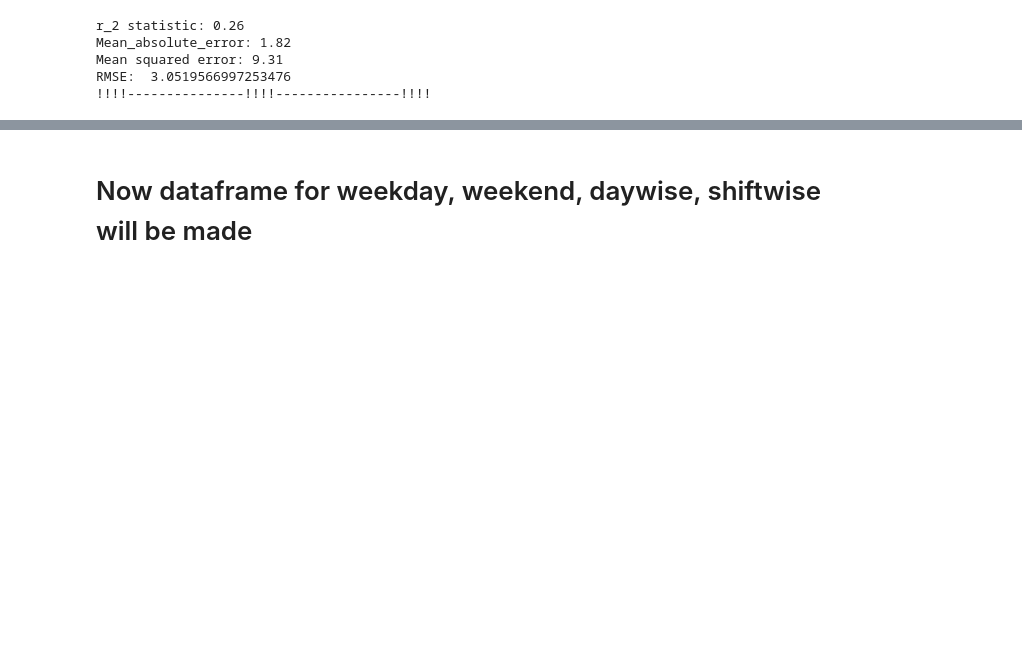
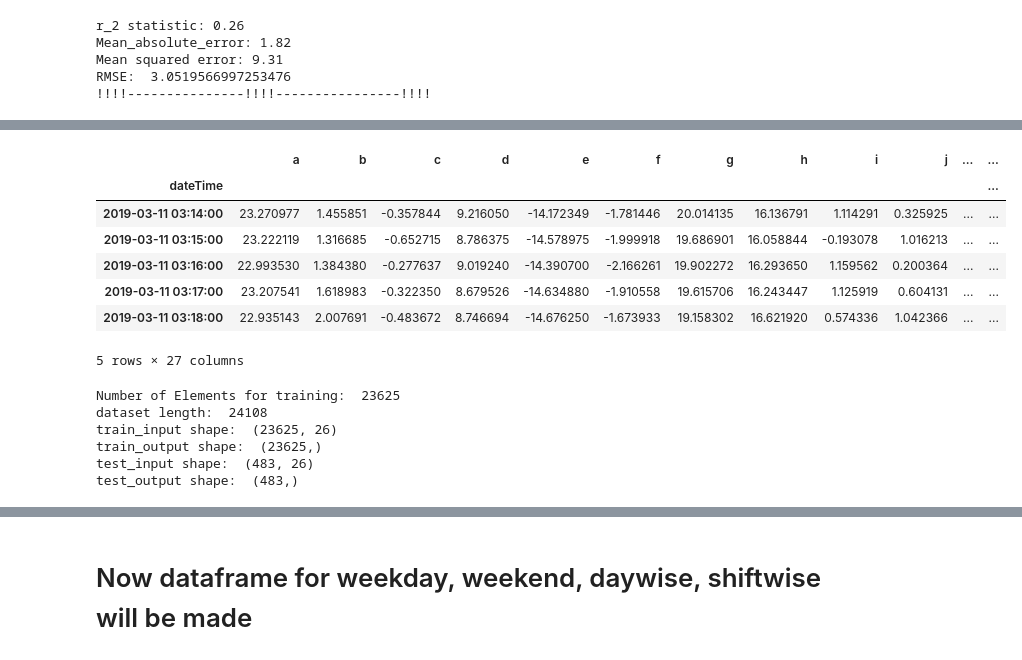
Before and after one commit to atifkarim/Time-Series-Forecasting-Using-Machine-Learning-Algorithm, a Jupyter notebook: univariate_data_for_prediction/clean_1.ipynb, the cells around one changed output, grey strips where cells are left out. Drawn from its saved outputs; the diff is of its cells as text; code cells hidden in the pictures; blank space fills up the shorter version.

```diff
--- a/univariate_data_for_prediction/clean_1.ipynb
+++ b/univariate_data_for_prediction/clean_1.ipynb
@@ -735,0 +746,5 @@ RMSE:  3.0519566997253476
+# %%
+pca_feature = dataframe_PCA.iloc[:,:-1].values
+pca_target = dataframe_PCA.iloc[:,-1].values
+
+pca_target_reshape = np.reshape(pca_target,(-1,1))
@@ -735,0 +757,3 @@ RMSE:  3.0519566997253476
+# %%
+pca_feature_scaled = StandardScaler().fit_transform(pca_feature)
+pca_target_scaled = StandardScaler().fit_transform(pca_target_reshape)
@@ -735,0 +798,21 @@ RMSE:  3.0519566997253476
+# %%
+finalDf = pd.concat([principalDf, y_df], axis = 1)
+finalDf.head(5)
+# %% [output]
+|  | a | b | c | d | e | f | g | h | i | j | ... | ... |
+| dateTime |  |  |  |  |  |  |  |  |  |  |  | ... |
+| 2019-03-11 03:14:00 | 23.270977 | 1.455851 | -0.357844 | 9.216050 | -14.172349 | -1.781446 | 20.014135 | 16.136791 | 1.114291 | 0.325925 | ... | ... |
+| 2019-03-11 03:15:00 | 23.222119 | 1.316685 | -0.652715 | 8.786375 | -14.578975 | -1.999918 | 19.686901 | 16.058844 | -0.193078 | 1.016213 | ... | ... |
+| 2019-03-11 03:16:00 | 22.993530 | 1.384380 | -0.277637 | 9.019240 | -14.390700 | -2.166261 | 19.902272 | 16.293650 | 1.159562 | 0.200364 | ... | ... |
+| 2019-03-11 03:17:00 | 23.207541 | 1.618983 | -0.322350 | 8.679526 | -14.634880 | -1.910558 | 19.615706 | 16.243447 | 1.125919 | 0.604131 | ... | ... |
+| 2019-03-11 03:18:00 | 22.935143 | 2.007691 | -0.483672 | 8.746694 | -14.676250 | -1.673933 | 19.158302 | 16.621920 | 0.574336 | 1.042366 | ... | ... |
+5 rows × 27 columns
+# %%
+train_input, train_output, test_input, test_output = make_dataset(finalDf)
+# %% [output]
+Number of Elements for training:  23625
+dataset length:  24108
+train_input shape:  (23625, 26)
+train_output shape:  (23625,)
+test_input shape:  (483, 26)
+test_output shape:  (483,)
```
Also changed, not shown: parts of 11 cells of this notebook.
